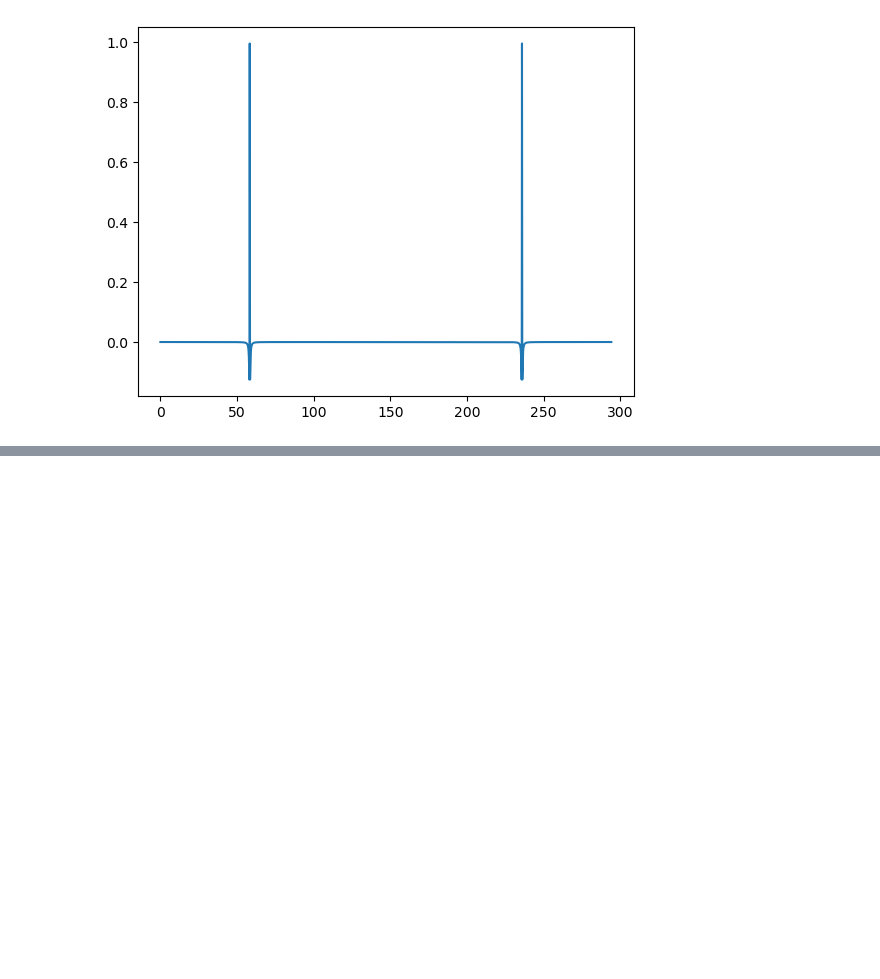
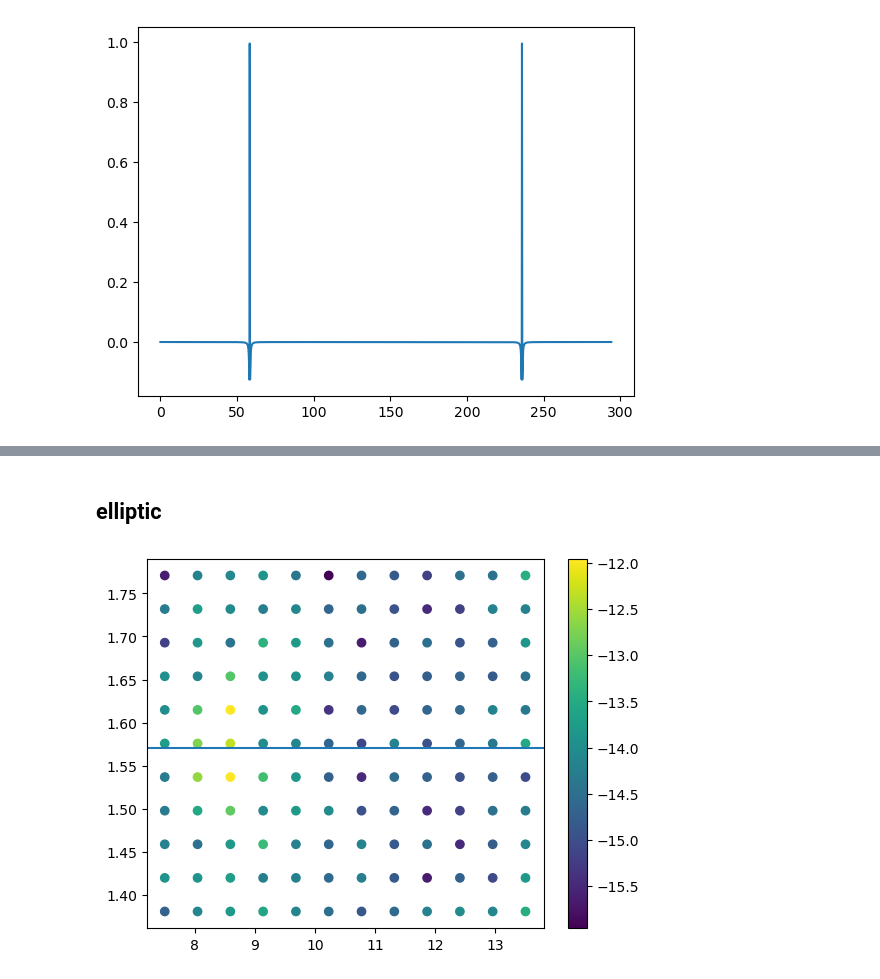
Before and after one commit to thompsonphys/inspectre, a Jupyter notebook: notebooks/test_inspectre.ipynb, the cells around one changed output, grey strips where cells are left out. Saved outputs shown, nothing was run; the diff lists cells and outputs as text; code cells hidden in the pictures; blank space fills up the shorter version.

```diff
--- a/notebooks/test_inspectre.ipynb
+++ b/notebooks/test_inspectre.ipynb
@@ -159,0 +153,2 @@ plt.show()
+# %% [markdown]
+## elliptic
@@ -159,0 +191,23 @@ plt.show()
+# %%
+data = []
+
+for r, th in tqdm.tqdm(rays_in_xy):
+    src_short = insp_short.source_mn_integrand_along_trajectory(2, 1, r, th)
+    src_long = insp_long.source_mn_integrand_along_trajectory(2, 1, r, th)
+
+    tra_short = np.trapezoid(src_short.T[1], x=src_short.T[0])
+    tra_long = np.trapezoid(src_long.T[1], x=src_long.T[0])
+    si_short = it.simpson(src_short.T[1], x=src_short.T[0])
+    si_long = it.simpson(src_long.T[1], x=src_long.T[0])
+    spdata_short = IUS(src_short.T[0], src_short.T[1], k=3).integral(0.0,src_short.T[0][-1])
+    spdata_long = IUS(src_long.T[0], src_long.T[1], k=3).integral(0.0,src_long.T[0][-1])
+    data.append([r, x, tra_short, tra_long, si_short, si_long, spdata_short, spdata_long])
+
+data = np.array(data)
+# %%
+plt.scatter(rays_in_xy[:,0], rays_in_xy[:,1], c=np.log10(np.abs(1.0 - data.T[-5]/data.T[-1])))
+plt.axhline(y=np.pi/2)
+plt.colorbar()
+plt.show()
+# %% [output]
+[figure, added]
```
Also changed, not shown: parts of 13 cells of this notebook, 2 other files.
